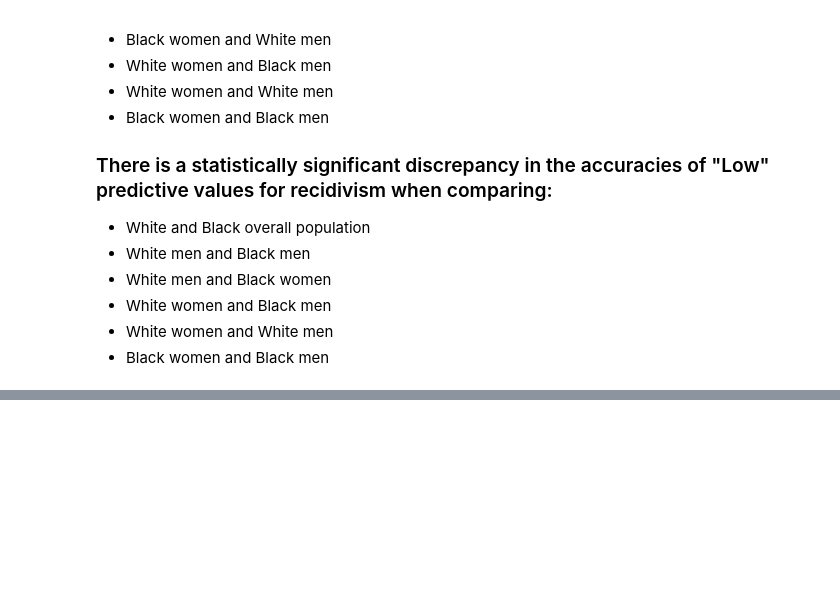
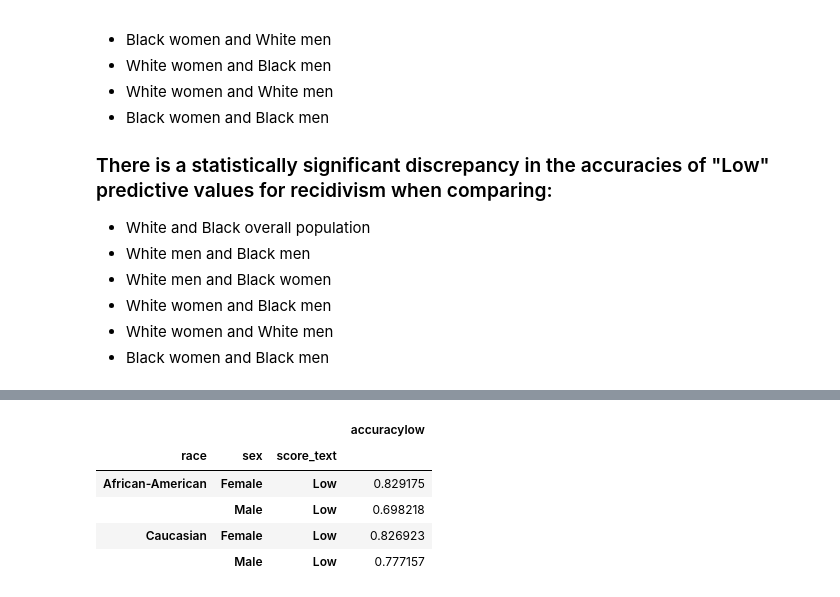
Before and after one commit to CyrusRR/iXDSCourseProject1, a Jupyter notebook: compas-analysis-master/COMPAS Hypothesis.ipynb, the cells around one changed output, grey strips where cells are left out. Saved outputs shown, nothing was run; the diff lists cells and outputs as text; code cells hidden in the pictures; blank space fills up the shorter version.

```diff
--- a/compas-analysis-master/COMPAS Hypothesis.ipynb
+++ b/compas-analysis-master/COMPAS Hypothesis.ipynb
@@ -285,0 +290,10 @@ lowvisual
+# %%
+lowvisual = lowriskrace.groupby(["race", "sex", "score_text"])[["accuracylow"]].mean()
+lowvisual
+# %% [output]
+|  |  |  | accuracylow |
+| race | sex | score_text |  |
+| African-American | Female | Low | 0.829175 |
+|  | Male | Low | 0.698218 |
+| Caucasian | Female | Low | 0.826923 |
+|  | Male | Low | 0.777157 |
```
Also changed, not shown: parts of 4 cells of this notebook.
